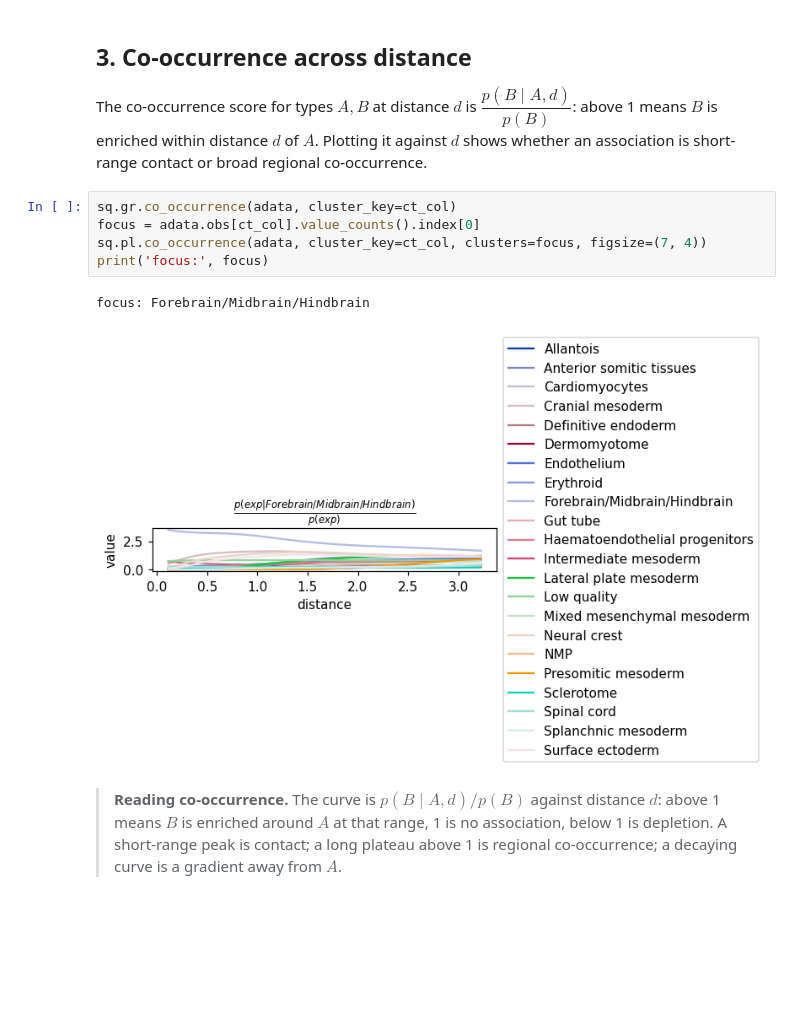
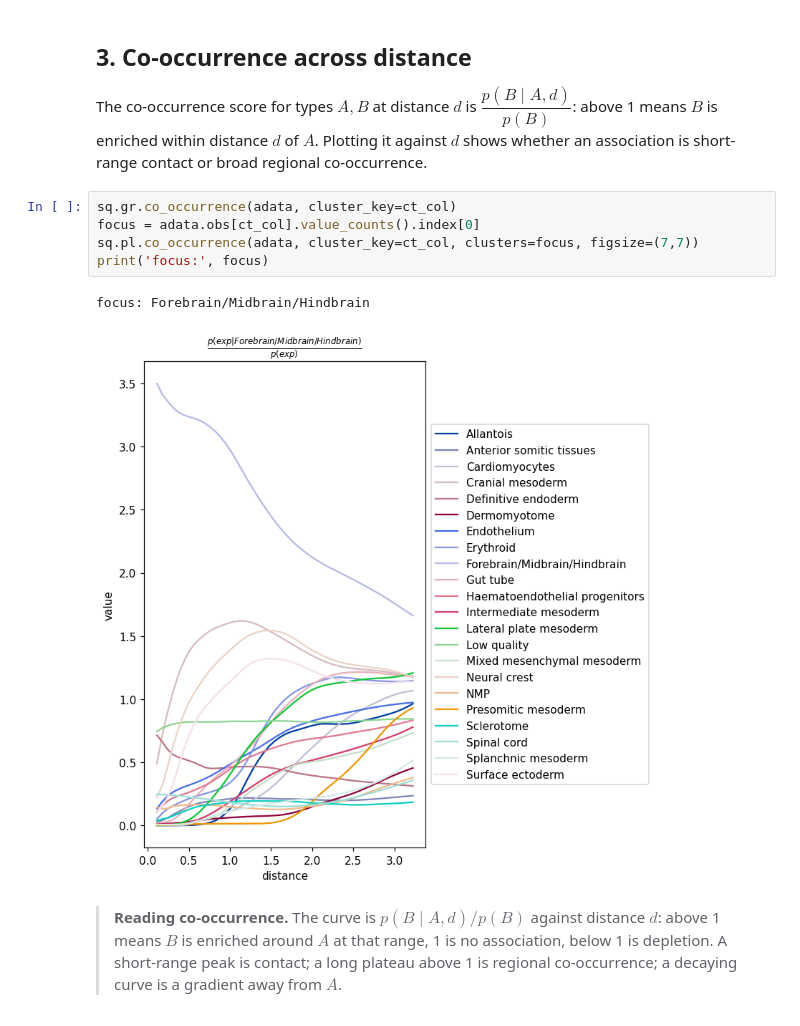
Before and after one commit to robinredX/intro-spatial-june-2026, a Jupyter notebook: day_3/03_solutions.ipynb, the cells around one changed output. Cells and saved outputs as stored; diff of their text form; blank space fills up the shorter version.

```diff
--- a/day_3/03_solutions.ipynb
+++ b/day_3/03_solutions.ipynb
@@ -183,11 +185,11 @@ The co-occurrence score for types $A,B$ at distance $d$ is $\dfrac{p(B \mid A, d
 # %%
 sq.gr.co_occurrence(adata, cluster_key=ct_col)
 focus = adata.obs[ct_col].value_counts().index[0]
-sq.pl.co_occurrence(adata, cluster_key=ct_col, clusters=focus, figsize=(7, 4))
+sq.pl.co_occurrence(adata, cluster_key=ct_col, clusters=focus, figsize=(7,7))
 print('focus:', focus)
 # %% [output]
 focus: Forebrain/Midbrain/Hindbrain
-[figure, old version]
+[figure, new version]
 # %% [markdown]
 > **Reading co-occurrence.** The curve is $p(B \mid A, d)/p(B)$ against distance $d$: above 1 means $B$ is enriched around $A$ at that range, 1 is no association, below 1 is depletion. A short-range peak is contact; a long plateau above 1 is regional co-occurrence; a decaying curve is a gradient away from $A$.
 # %% [markdown]
```
Also changed, not shown: parts of 22 cells of this notebook, 2 other files.
